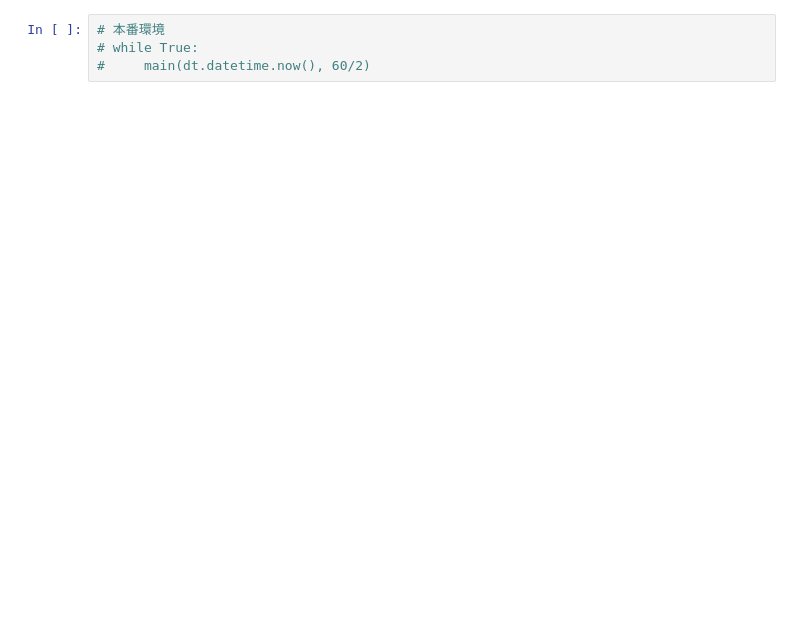
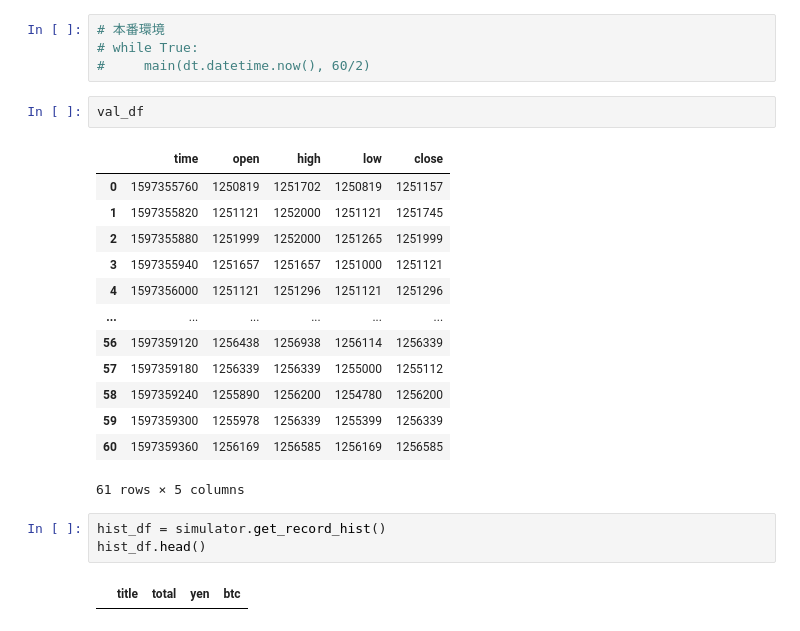
Before and after one commit to nmrmasakazu/crypt-currency-trader, a Jupyter notebook: src/main.ipynb, the cells around one changed output. Saved outputs shown, nothing was run; the diff lists cells and outputs as text; blank space fills up the shorter version.

```diff
--- a/src/main.ipynb
+++ b/src/main.ipynb
@@ -65,3 +65,24 @@ hist
 # 本番環境
 # while True:
 #     main(dt.datetime.now(), 60/2)
+# %%
+val_df
+# %% [output]
+|  | time | open | high | low | close |
+| 0 | 1597355760 | 1250819 | 1251702 | 1250819 | 1251157 |
+| 1 | 1597355820 | 1251121 | 1252000 | 1251121 | 1251745 |
+| 2 | 1597355880 | 1251999 | 1252000 | 1251265 | 1251999 |
+| 3 | 1597355940 | 1251657 | 1251657 | 1251000 | 1251121 |
+| 4 | 1597356000 | 1251121 | 1251296 | 1251121 | 1251296 |
+| ... | ... | ... | ... | ... | ... |
+| 56 | 1597359120 | 1256438 | 1256938 | 1256114 | 1256339 |
+| 57 | 1597359180 | 1256339 | 1256339 | 1255000 | 1255112 |
+| 58 | 1597359240 | 1255890 | 1256200 | 1254780 | 1256200 |
+| 59 | 1597359300 | 1255978 | 1256339 | 1255399 | 1256339 |
+| 60 | 1597359360 | 1256169 | 1256585 | 1256169 | 1256585 |
+61 rows × 5 columns
+# %%
+hist_df = simulator.get_record_hist()
+hist_df.head()
+# %% [output]
+|  | title | total | yen | btc |
```
Also changed, not shown: parts of 5 cells of this notebook, 4 other files.
